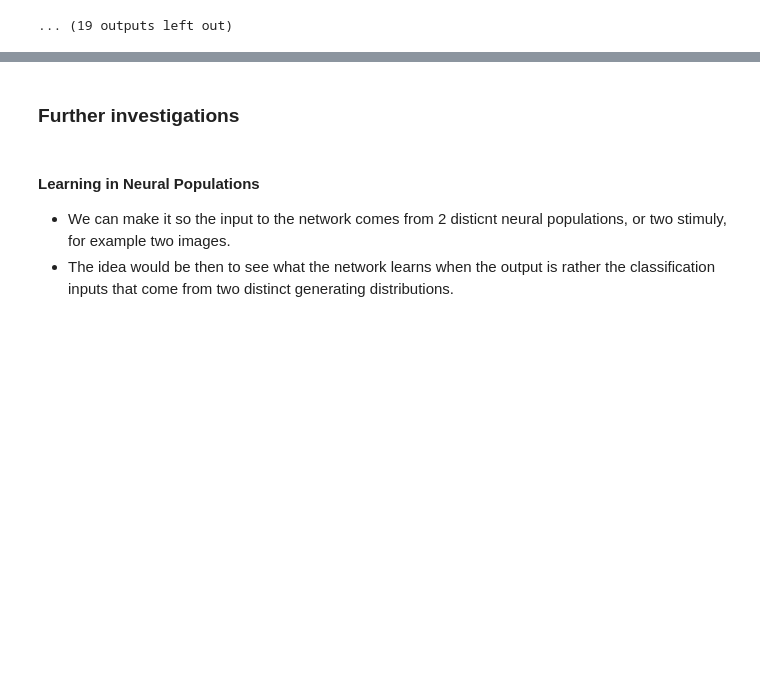
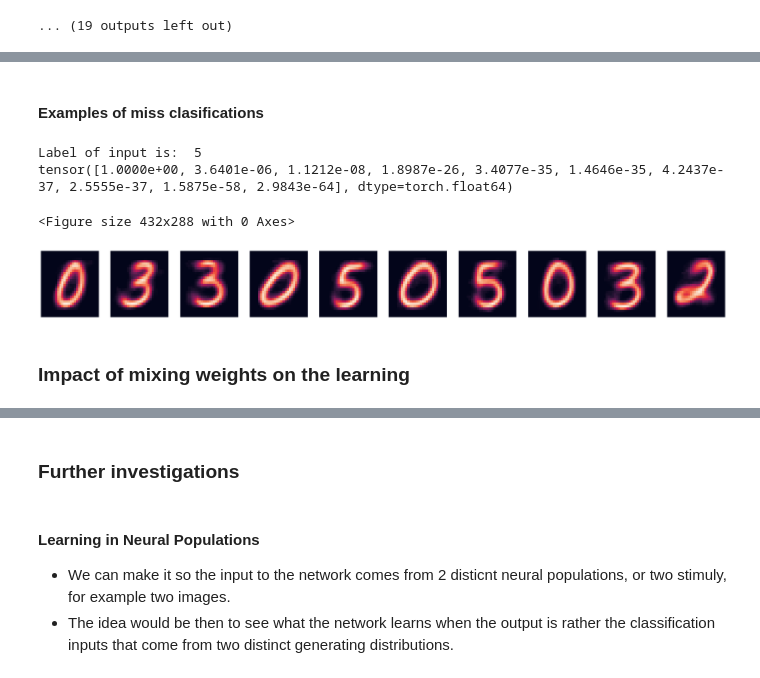
Before and after one commit to Sann5/neural_populations, a Jupyter notebook: simulations/code/modeling_neural_population_with_GMMs.ipynb, the cells around one changed output, grey strips where cells are left out. Cells and saved outputs as stored; diff of their text form; code cells hidden in the pictures; blank space fills up the shorter version.

```diff
--- a/simulations/code/modeling_neural_population_with_GMMs.ipynb
+++ b/simulations/code/modeling_neural_population_with_GMMs.ipynb
@@ -664,3 +611,3 @@ plt.show()
-# %%
-x, z = next(iter(test_dataloader))
-z
+# %%
+node_labels = torch.tensor([9, 5, 5, 1, 2, 2, 0, 7, 4, 5, 5, 7, 7, 8, 0, 8, 2, 3, 6, 5, 4, 0, 3, 3, 0, 8, 2, 1, 5, 9, 3, 3, 4, 8, 6, 2, 6, 4, 8, 0, 0, 4, 1, 2, 4, 6, 2, 7, 9, 5])
+node_labels.size()
@@ -687,3 +706,0 @@ torch.prod(torch.pow(Lambda, X), dim = 1)
-# %%
-I = torch.log(Lambda)* X
-I[7]
@@ -691,0 +707,68 @@ torch.sum(I[7])
+# %% [markdown]
+#### Examples of miss clasifications
+# %%
+for batch, (x, z) in enumerate(test_dataloader):
+
+    X = torch.squeeze(x)
+    for j in range(output_dim-1):
+        X = torch.vstack((X,x))
+
+    # E step
+    I = torch.sum(torch.log(Lambda)* X, dim = 1)
+    I = I - torch.max(I)
+    gamma = w * torch.exp(I)
+    assert not torch.all(gamma == 0)
+    gamma = gamma / gamma.sum()
+
+    if node_labels[torch.argmax(gamma)] != z:
+        print('Label of input is: ', z.item())
+        weights_to_image = transforms.Compose([
+        transforms.Lambda(lambda x: x - 1),
+        #transforms.Lambda(lambda x: torch.round(x)),
+        transforms.Lambda(lambda x: x / x.sum()),
+        #transforms.Lambda(lambda x: x.numpy()),
+        transforms.Lambda(lambda x: x * 50),
+        transforms.Lambda(lambda x: x.reshape(28, 28)),
+        transforms.ToPILImage(mode='L')])
+        img = weights_to_image(x)
+        img = img.resize((160, 160))
+        img.show()
+
+        values, indices = torch.topk(gamma, 10)
+        print(values)
+
+        # Split into mixtures
+        gfs = torch.tensor_split(Lambda[indices], 10, dim=0)
+
+        # Transform back into the pixel relm
+        weights_to_numpy = transforms.Compose([
+            transforms.Lambda(lambda x: x - 1),
+            transforms.Lambda(lambda x: x.reshape(28, 28)),
+            #transforms.Lambda(lambda x: torch.round(x)),
+            transforms.Lambda(lambda x: x / x.sum()),
+            transforms.Lambda(lambda x: x.numpy())])
+            #transforms.Lambda(lambda x: x * 50),
+            #transforms.ToPILImage(mode='L')])
+
+        # Make list of images
+        np_arrays = []
+        for gf in gfs:
+            np_arrays.append(weights_to_numpy(gf))
+
+        # Make plot
+        plt.subplots_adjust(wspace=0.001, hspace=0.001)
+        fig, axs = plt.subplots(1, 10, figsize=(30,3))
+
+        for array, ax in zip(np_arrays, axs.ravel()):
+            # filter df for ticker and plot on specified axes
+            sns.heatmap(array, xticklabels=False, yticklabels=False, cbar=False, ax=ax)
+
+        plt.show()
+        break
+# %% [output]
+Label of input is:  5
+tensor([1.0000e+00, 3.6401e-06, 1.1212e-08, 1.8987e-26, 3.4077e-35, 1.4646e-35, 4.2437e-37, 2.5555e-37, 1.5875e-58, 2.9843e-64], dtype=torch.float64)
+<Figure size 432x288 with 0 Axes>
+[figure, added]
+# %% [markdown]
+### Impact of mixing weights on the learning
```
Also changed, not shown: parts of 29 cells of this notebook, 3 other files.
